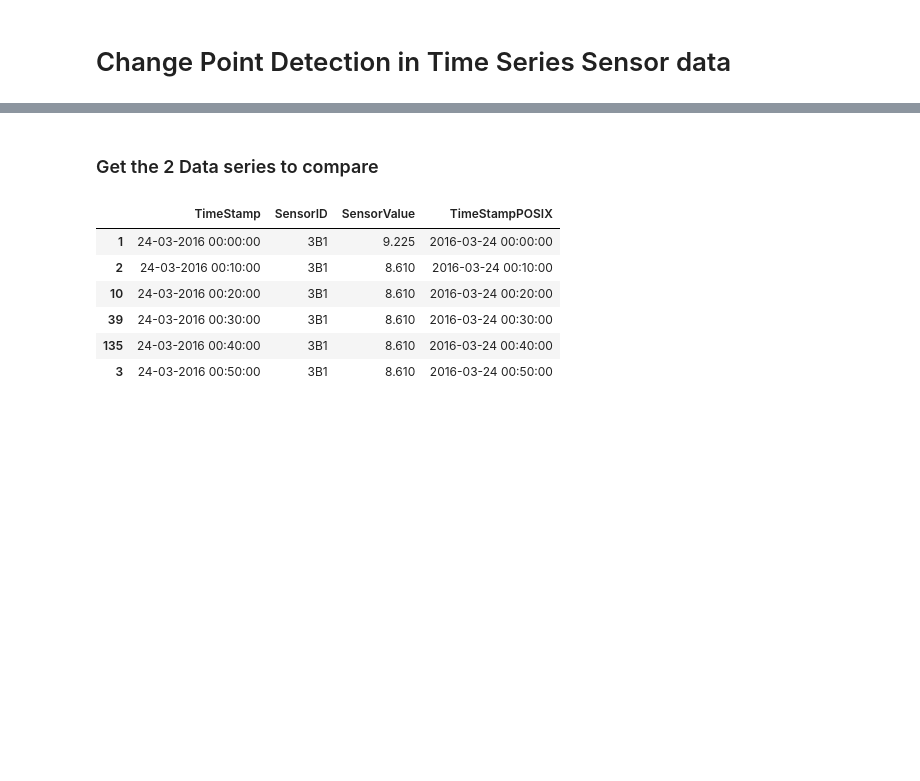
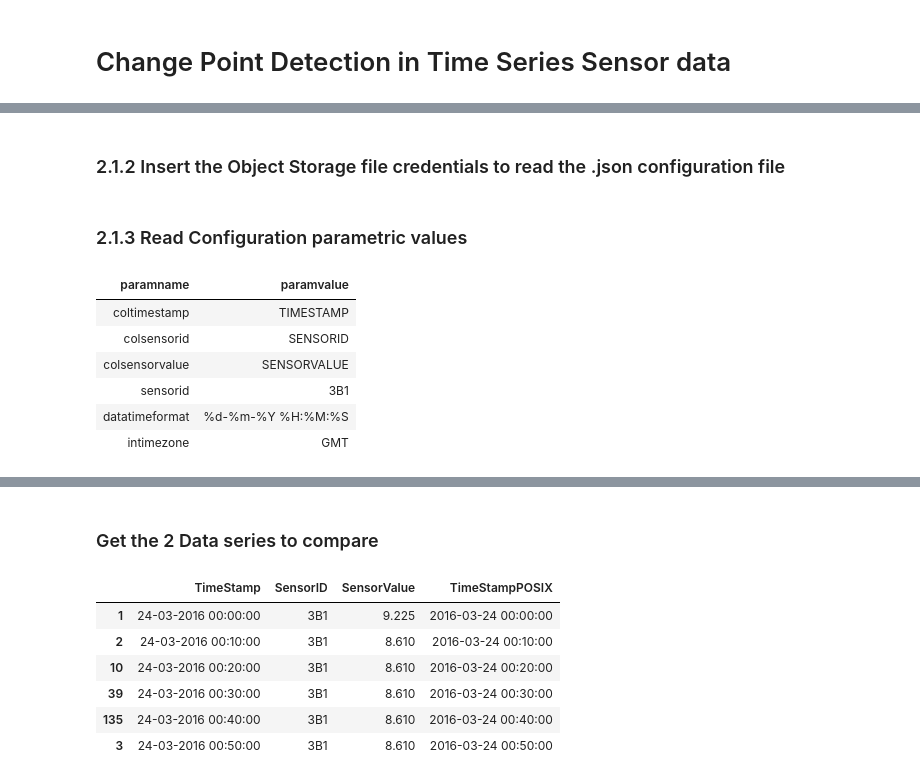
Before and after one commit to IBM/detect-timeseriesdata-change, a Jupyter notebook: notebooks/watson_changepoint_detection.ipynb, the cells around one changed output, grey strips where cells are left out. Drawn from its saved outputs; the diff is of its cells as text; code cells hidden in the pictures; blank space fills up the shorter version.

Commit message:
Update watson_changepoint_detection.ipynb
Version 5 | 10-Aug-2017 |
1. Read Configuration parameters for DSX from .json
2. Update section headers and heading numbers

```diff
--- a/notebooks/watson_changepoint_detection.ipynb
+++ b/notebooks/watson_changepoint_detection.ipynb
@@ -192,0 +47,6 @@ f_splitdataseries <- function(SensorID, Intimeformat, Datatimeformat, PFrom, PTo
+# %%
+# Specify file names for sample text and configuration files
+# Not required when reading data from database
+v_sampleConfigFileName = "cpd_dsx_config.json"
+# %% [markdown]
+### 2.1.2 Insert the Object Storage file credentials to read the .json configuration file
@@ -192,0 +89,2 @@ f_splitdataseries <- function(SensorID, Intimeformat, Datatimeformat, PFrom, PTo
+# %% [markdown]
+### 2.1.3 Read Configuration parametric values
@@ -192,0 +97,18 @@ f_splitdataseries <- function(SensorID, Intimeformat, Datatimeformat, PFrom, PTo
+# %%
+# Read json configuration file
+# Please read the documentation of 'jsonlite' to learn more about the possibilities
+# to adjust the data loading.
+# jsonlite documentation: https://cran.r-project.org/web/packages/jsonlite/jsonlite.pdf
+jsonstr <-  fromJSON(
+             readLines(
+              getObjectStorageFileWithCredentials_273b1c76068e4fe4b6cb7633e12004f3("ChangePointDetection",
+                                                                                   v_sampleConfigFileName)))
+head(jsonstr)
+# %% [output]
+| paramname | paramvalue |
+| coltimestamp | TIMESTAMP |
+| colsensorid | SENSORID |
+| colsensorvalue | SENSORVALUE |
+| sensorid | 3B1 |
+| datatimeformat | %d-%m-%Y %H:%M:%S |
+| intimezone | GMT |
```
Also changed, not shown: parts of 59 cells of this notebook.
